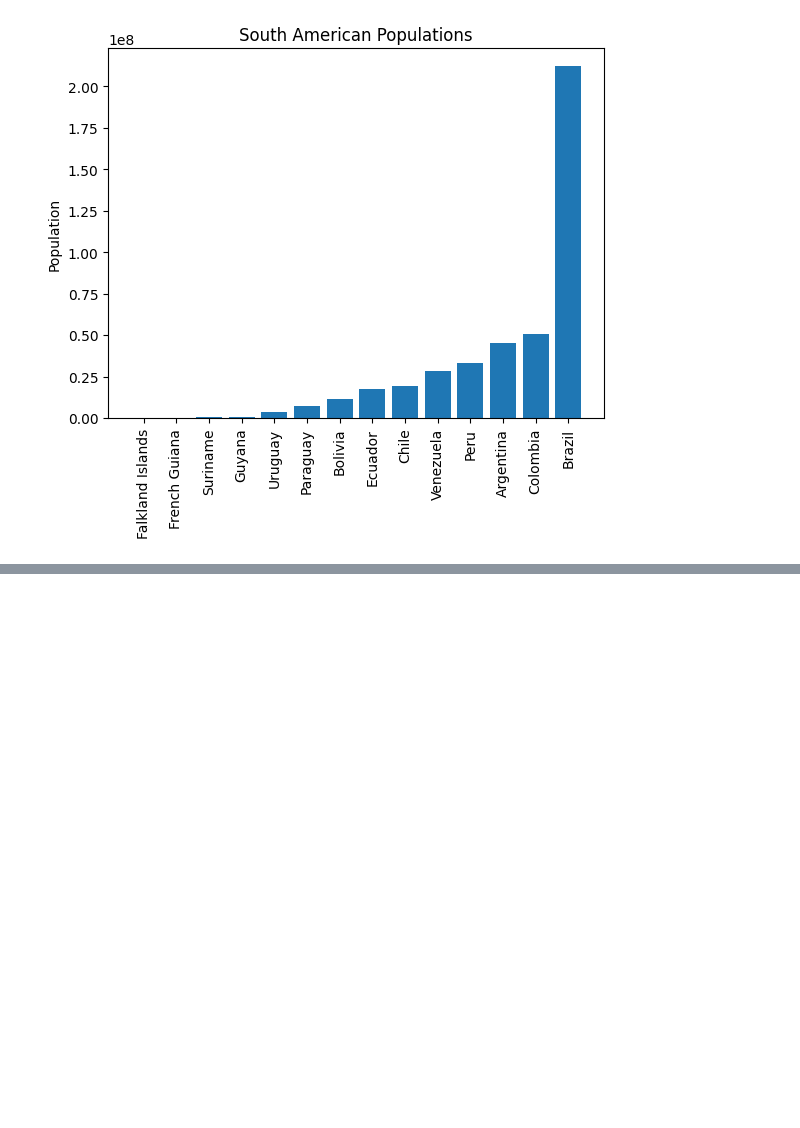
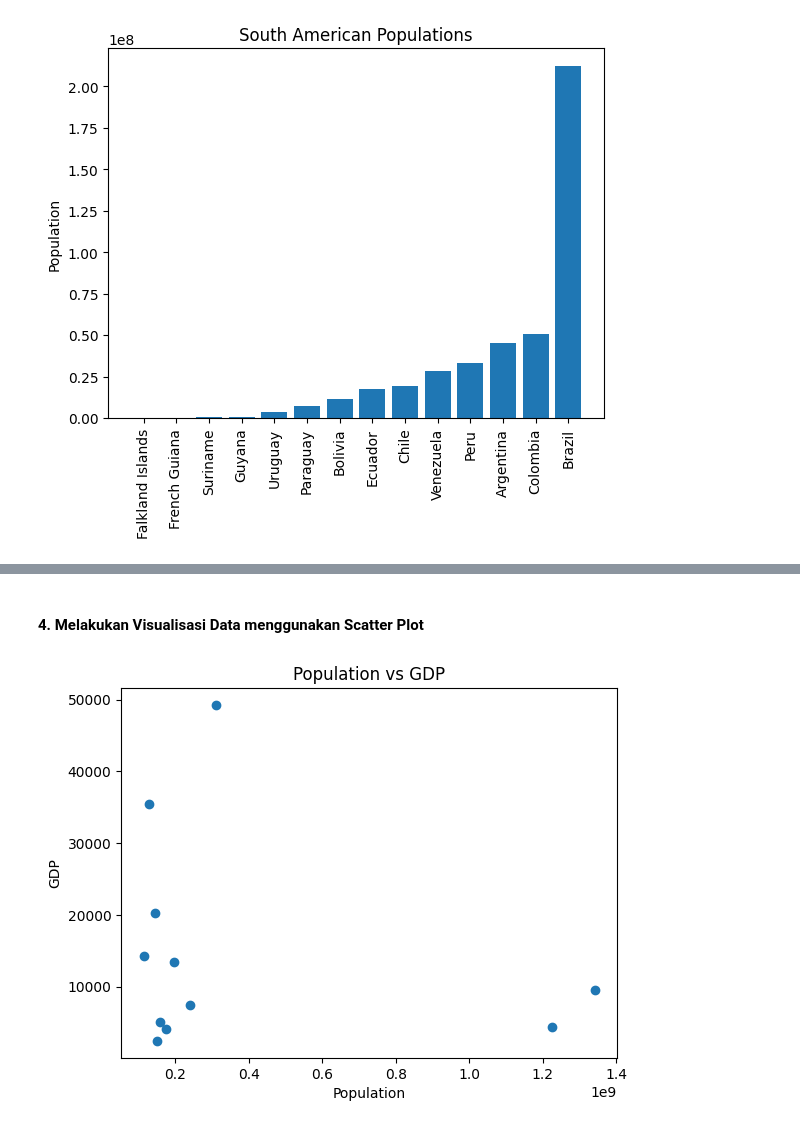
Before and after one commit to azkbrqlna/2025-AI-Praktikum, a Jupyter notebook: Jobsheet6.ipynb, the cells around one changed output, grey strips where cells are left out. Cells and saved outputs as stored; diff of their text form; code cells hidden in the pictures; blank space fills up the shorter version.

```diff
--- a/Jobsheet6.ipynb
+++ b/Jobsheet6.ipynb
@@ -51,0 +78,14 @@ plt.show()
+# %% [markdown]
+#### 4.	Melakukan Visualisasi Data menggunakan Scatter Plot
+# %%
+country = ['Bangladesh', 'Brazil', 'China', 'India','Indonesia', 'Japan','Mexico', 'Nigeria', 'Pakistan', 'Russia', 'United States']
+gdp = [2421, 13418, 9475, 4353, 7378, 35477, 14276, 5087, 4133, 20255, 49267]
+population = [148692131, 194946470, 1341335152, 1224614327, 239870937, 126535920, 113423047, 158423182, 173593383, 142958164, 310383948]
+
+plt.scatter(population, gdp)
+plt.title('Population vs GDP')
+plt.ylabel('GDP')
+plt.xlabel('Population')
+plt.show()
+# %% [output]
+[figure, added]
```
Also changed, not shown: parts of 13 cells of this notebook.
